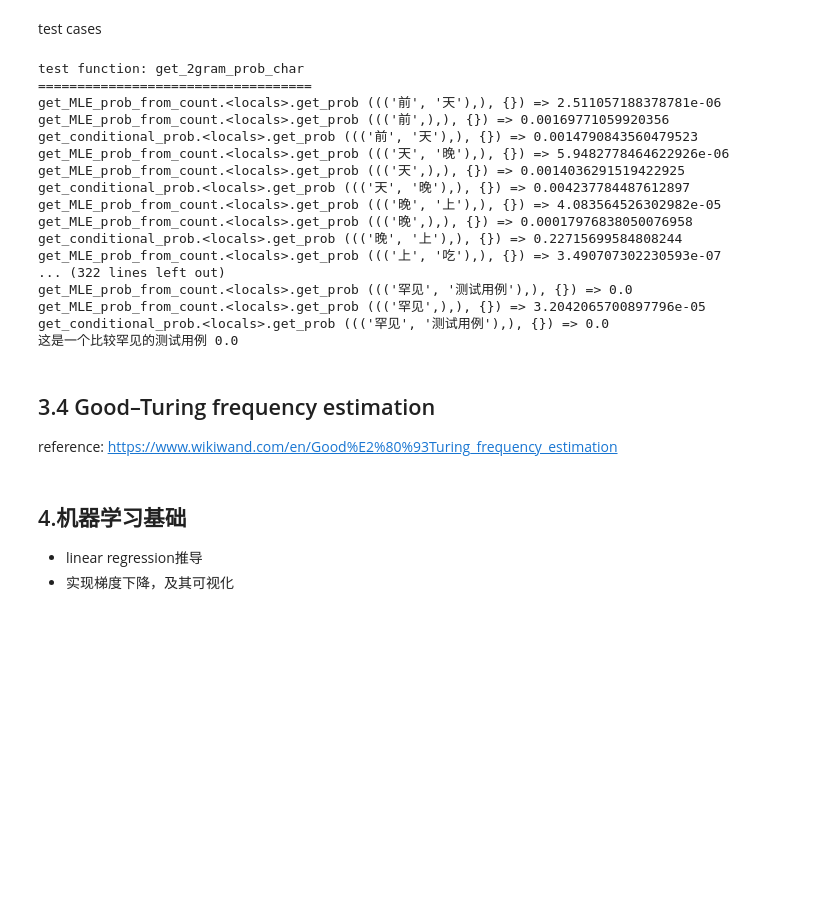
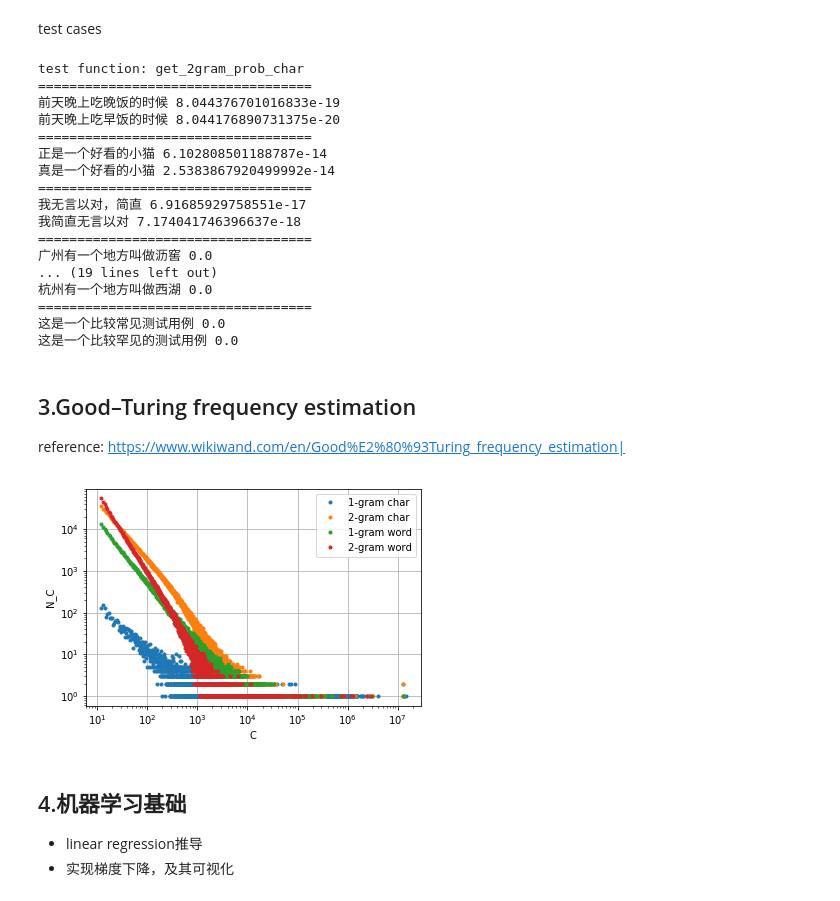
Before and after one commit to LuanBoheng/NLP-course, a Jupyter notebook: week_2/week2_recode.ipynb, the cells around one changed output. Drawn from its saved outputs; the diff is of its cells as text; code cells hidden in the pictures; blank space fills up the shorter version.

Commit message:
Turing frequency estimation

```diff
--- a/week_2/week2_recode.ipynb
+++ b/week_2/week2_recode.ipynb
@@ -162,30 +162,67 @@ get_2gram_prob_word = partial(string_ngram_prob,
 # %% [markdown]
 test cases
 # %%
+is_debug = False
 test_pair(pairs, get_2gram_prob_char, 'get_2gram_prob_char')
 test_pair(pairs, get_2gram_prob_word, 'get_2gram_prob_word')
 # %% [output]
 test function: get_2gram_prob_char
 ===================================
-get_MLE_prob_from_count.<locals>.get_prob ((('前', '天'),), {}) => 2.511057188378781e-06
-get_MLE_prob_from_count.<locals>.get_prob ((('前',),), {}) => 0.00169771059920356
-get_conditional_prob.<locals>.get_prob ((('前', '天'),), {}) => 0.0014790843560479523
-get_MLE_prob_from_count.<locals>.get_prob ((('天', '晚'),), {}) => 5.9482778464622926e-06
-get_MLE_prob_from_count.<locals>.get_prob ((('天',),), {}) => 0.0014036291519422925
-get_conditional_prob.<locals>.get_prob ((('天', '晚'),), {}) => 0.004237784487612897
-get_MLE_prob_from_count.<locals>.get_prob ((('晚', '上'),), {}) => 4.083564526302982e-05
-get_MLE_prob_from_count.<locals>.get_prob ((('晚',),), {}) => 0.00017976838050076958
-get_conditional_prob.<locals>.get_prob ((('晚', '上'),), {}) => 0.22715699584808244
-get_MLE_prob_from_count.<locals>.get_prob ((('上', '吃'),), {}) => 3.490707302230593e-07
-... (322 lines left out)
-get_MLE_prob_from_count.<locals>.get_prob ((('罕见', '测试用例'),), {}) => 0.0
-get_MLE_prob_from_count.<locals>.get_prob ((('罕见',),), {}) => 3.2042065700897796e-05
-get_conditional_prob.<locals>.get_prob ((('罕见', '测试用例'),), {}) => 0.0
+前天晚上吃晚饭的时候 8.044376701016833e-19
+前天晚上吃早饭的时候 8.044176890731375e-20
+===================================
+正是一个好看的小猫 6.102808501188787e-14
+真是一个好看的小猫 2.5383867920499992e-14
+===================================
+我无言以对，简直 6.91685929758551e-17
+我简直无言以对 7.174041746396637e-18
+===================================
+广州有一个地方叫做沥窖 0.0
+... (19 lines left out)
+杭州有一个地方叫做西湖 0.0
+===================================
+这是一个比较常见测试用例 0.0
 这是一个比较罕见的测试用例 0.0
 # %% [markdown]
-## 3.4 Good–Turing frequency estimation
-reference:
-https://www.wikiwand.com/en/Good%E2%80%93Turing_frequency_estimation
+## 3.Good–Turing frequency estimation
+reference: https://www.wikiwand.com/en/Good%E2%80%93Turing_frequency_estimation|
+# %%
+def get_Nc_from_c(c, count):
+    selected_grams = list(filter(lambda x:x[1] == c, count.items()))
+    return len(selected_grams)
+
+legend = []
+def visiualize_Nc_from_count(count, name):
+#     c_max = count.most_common(1)[0][1]
+#     N_c = [get_Nc_from_c(c, count) for c in range(c_max+1)] #too complex
+
+    c = count.most_common(1)[0][1]
+    N_c = 0
+    Nc_pairs = []
+    for gram, f in count.most_common():
+        if f != c:
+            Nc_pairs.append((c, N_c))
+            c, N_c = f, 1
+        else:
+            N_c += 1
+    c_list, Nc_list = tuple(zip(*Nc_pairs))
+
+
+    legend.append(name)
+    plt.figure('Nc')
+    plt.loglog(c_list, Nc_list, '.')
+    plt.xlabel('C')
+    plt.ylabel('N_C')
+    plt.grid(True)
+    plt.legend(legend)
+
+visiualize_Nc_from_count(count_ngram1char,'1-gram char')
+visiualize_Nc_from_count(count_ngram2char,'2-gram char')
+visiualize_Nc_from_count(count_ngram1word,'1-gram word')
+visiualize_Nc_from_count(count_ngram2word,'2-gram word')
+plt.show()
+# %% [output]
+[figure, added]
 # %% [markdown]
 ## 4.机器学习基础
 - linear regression推导
```
Also changed, not shown: parts of 5 cells of this notebook, 1 other file.
